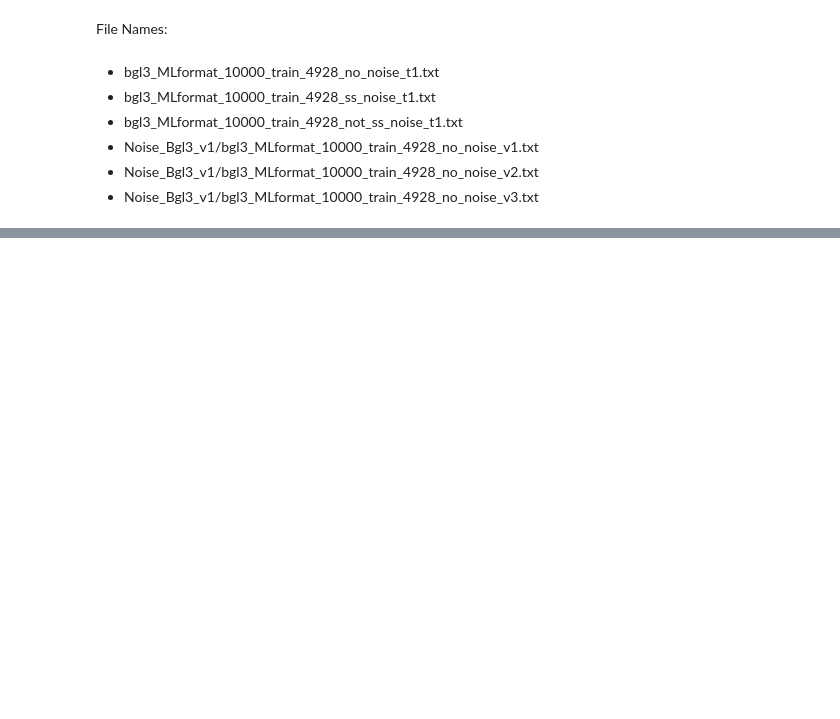
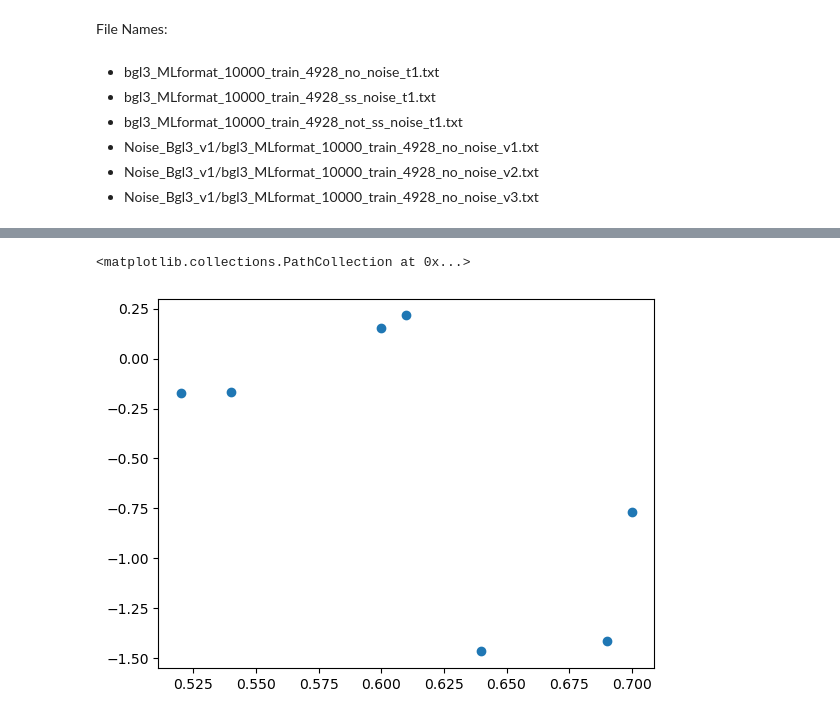
Before and after one commit to deeptiaa/secondary-structure-CNN-learning, a Jupyter notebook: Jupyter Notebooks/Run Results and Plots.ipynb, the cells around one changed output, grey strips where cells are left out. Cells and saved outputs as stored; diff of their text form; code cells hidden in the pictures; blank space fills up the shorter version.

```diff
--- a/Jupyter Notebooks/Run Results and Plots.ipynb
+++ b/Jupyter Notebooks/Run Results and Plots.ipynb
@@ -3507,0 +3788,11 @@ File Names:
+# %%
+# order of proteins - bgl3, pab1, ube4b, gb1, avgfp, 3dqw, 1nd4
+
+sec_str = [0.54, 0.69, 0.52, 0.70, 0.64, 0.60, 0.61] # no turns
+
+pr_no_noise = [0.630, 0.902, 0.646, 0.961, 0.932, 0.656, 0.650]
+pr_ss_noise = [0.396, 0.705, 0.466, 0.721, 0.393, 0.495, 0.474]
+pr_not_ss_noise = [0.418, 0.660, 0.416, 0.769, 0.507, 0.439, 0.417]
+
+# no noise
+print(stats.pearsonr(sec_str, pr_no_noise))
@@ -3507,0 +3854,5 @@ File Names:
+# %%
+plt.scatter(sec_str, skew)
+# %% [output]
+<matplotlib.collections.PathCollection at 0x...>
+[figure, added]
```
Also changed, not shown: parts of 66 cells of this notebook, 28 other files.
